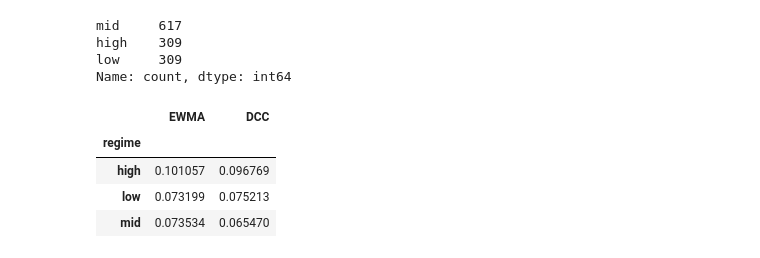
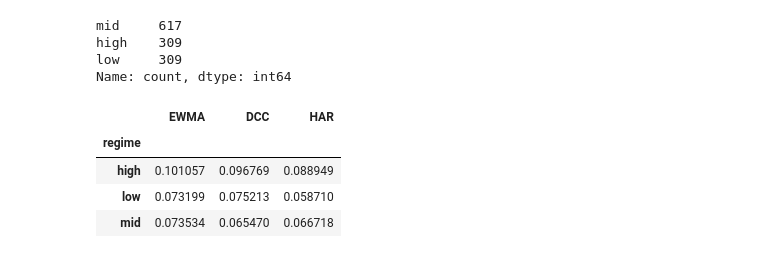
Before and after one commit to bjornhaalandoma/Master_thesis, a Jupyter notebook: evaluation/evaluation.ipynb, the cells around one changed output. Saved outputs shown, nothing was run; the diff lists cells and outputs as text; code cells hidden in the pictures.

```diff
--- a/evaluation/evaluation.ipynb
+++ b/evaluation/evaluation.ipynb
@@ -5,3 +5,4 @@ import pandas as pd
 proxy = pd.read_csv("../proxy/realized_cov_h21.csv", parse_dates=["Date"]).set_index("Date").sort_index()
 ewma  = pd.read_csv("../models/ewma_cov_lambda094.csv", parse_dates=["Date"]).set_index("Date").sort_index()
 dcc   = pd.read_csv("../results/dcc_cov_forecast_h21.csv", parse_dates=["Date"]).set_index("Date").sort_index()
+har = pd.read_csv("../results/har_cov_forecast_h21.csv", parse_dates=["Date"]).set_index("Date").sort_index()
@@ -94,8 +191,9 @@ def evaluate_against_proxy(forecast_df, proxy_df, model_name, n_assets=8):
 # %%
 ewma_losses, ewma_summary = evaluate_against_proxy(ewma, proxy, model_name="EWMA")
 dcc_losses, dcc_summary = evaluate_against_proxy(dcc, proxy, model_name="DCC")
+har_losses, har_summary = evaluate_against_proxy(har, proxy, model_name="HAR")
 
-summary_table = pd.DataFrame([ewma_summary, dcc_summary]).reset_index(drop=True)
+summary_table = pd.DataFrame([ewma_summary, dcc_summary,har_summary]).reset_index(drop=True)
 summary_table
 # %% [output]
 |  | model | n_obs | start_date | end_date | avg_qlike | avg_frobenius |
@@ -204,8 +311,12 @@ dcc_comp_losses, dcc_comp_summary = evaluate_components_against_proxy(
     dcc, proxy, model_name="DCC"
 )
 
+har_comp_losses, har_comp_summary = evaluate_components_against_proxy(
+    har, proxy, model_name="HAR"
+)
+
 component_summary_table = pd.DataFrame(
-    [ewma_comp_summary, dcc_comp_summary]
+    [ewma_comp_summary, dcc_comp_summary, har_comp_summary]
 ).reset_index(drop=True)
 
 component_summary_table
@@ -259,43 +371,50 @@ Name: count, dtype: int64
 # %%
 ewma_losses["regime"] = vol_regime.loc[ewma_losses.index]
 dcc_losses["regime"] = vol_regime.loc[dcc_losses.index]
+har_losses["regime"] = vol_regime.loc[har_losses.index]
 
 ewma_comp_losses["regime"] = vol_regime.loc[ewma_comp_losses.index]
 dcc_comp_losses["regime"] = vol_regime.loc[dcc_comp_losses.index]
+har_comp_losses["regime"] = vol_regime.loc[har_comp_losses.index]
+
 
 qlike_regime_table = pd.DataFrame({
     "EWMA": ewma_losses.groupby("regime")["QLIKE"].mean(),
-    "DCC": dcc_losses.groupby("regime")["QLIKE"].mean()
+    "DCC": dcc_losses.groupby("regime")["QLIKE"].mean(),
+    "HAR": har_losses.groupby("regime")["QLIKE"].mean()
 })
 
 qlike_regime_table
 
 frob_regime_table = pd.DataFrame({
     "EWMA": ewma_losses.groupby("regime")["FROBENIUS"].mean(),
-    "DCC": dcc_losses.groupby("regime")["FROBENIUS"].mean()
+    "DCC": dcc_losses.groupby("regime")["FROBENIUS"].mean(),
+    "HAR": har_losses.groupby("regime")["FROBENIUS"].mean()
 })
 
 frob_regime_table
 
 var_regime_table = pd.DataFrame({
     "EWMA": ewma_comp_losses.groupby("regime")["VAR_MSE"].mean(),
-    "DCC": dcc_comp_losses.groupby("regime")["VAR_MSE"].mean()
+    "DCC": dcc_comp_losses.groupby("regime")["VAR_MSE"].mean(),
+    "HAR": har_comp_losses.groupby("regime")["VAR_MSE"].mean()
 })
 
 var_regime_table
 
 corr_regime_table = pd.DataFrame({
     "EWMA": ewma_comp_losses.groupby("regime")["CORR_MSE"].mean(),
-    "DCC": dcc_comp_losses.groupby("regime")["CORR_MSE"].mean()
+    "DCC": dcc_comp_losses.groupby("regime")["CORR_MSE"].mean(),
+    "HAR": har_comp_losses.groupby("regime")["CORR_MSE"].mean()
 })
 
 corr_regime_table
 # %% [output]
-|  | EWMA | DCC |
-| regime |  |  |
-| high | 0.101057 | 0.096769 |
-| low | 0.073199 | 0.075213 |
-| mid | 0.073534 | 0.065470 |
+|  | EWMA | DCC | HAR |
+| regime |  |  |  |
+| high | 0.101057 | 0.096769 | 0.088949 |
+| low | 0.073199 | 0.075213 | 0.058710 |
+| mid | 0.073534 | 0.065470 | 0.066718 |
 # %%
 regime_summary = pd.concat(
     {
```
Also changed, not shown: parts of 8 cells of this notebook, 1 other file.
